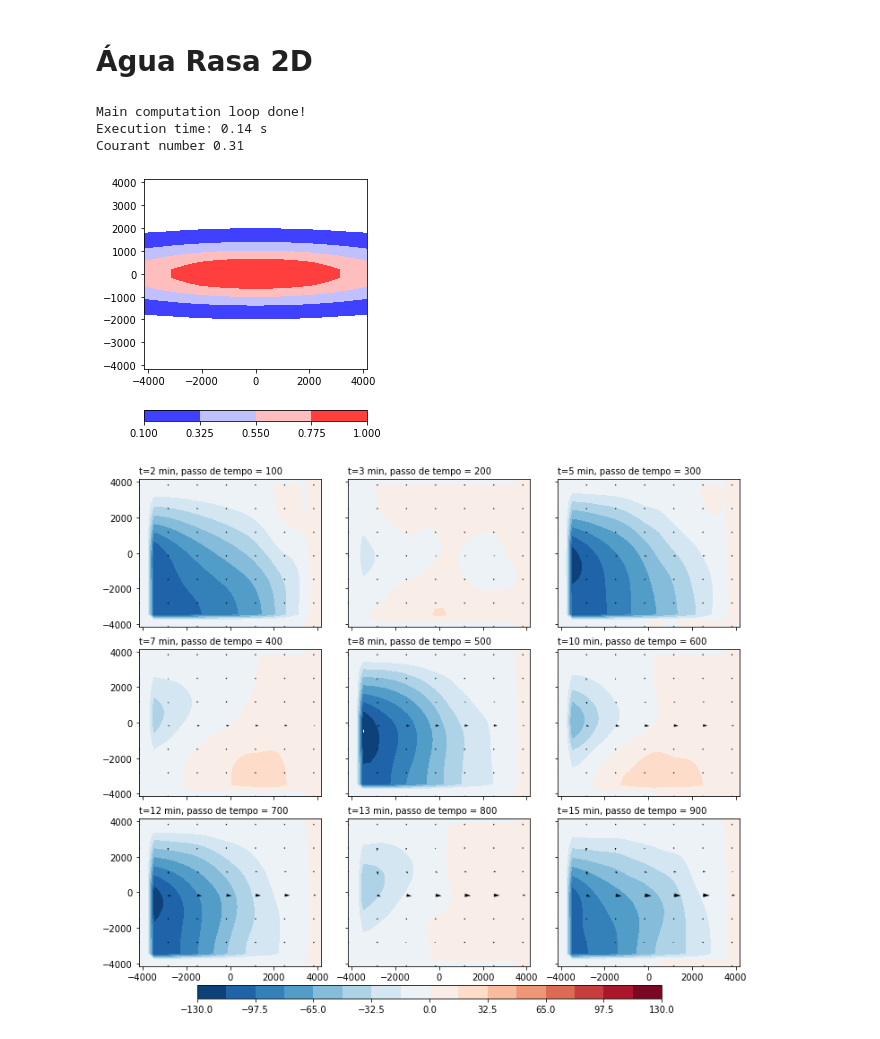
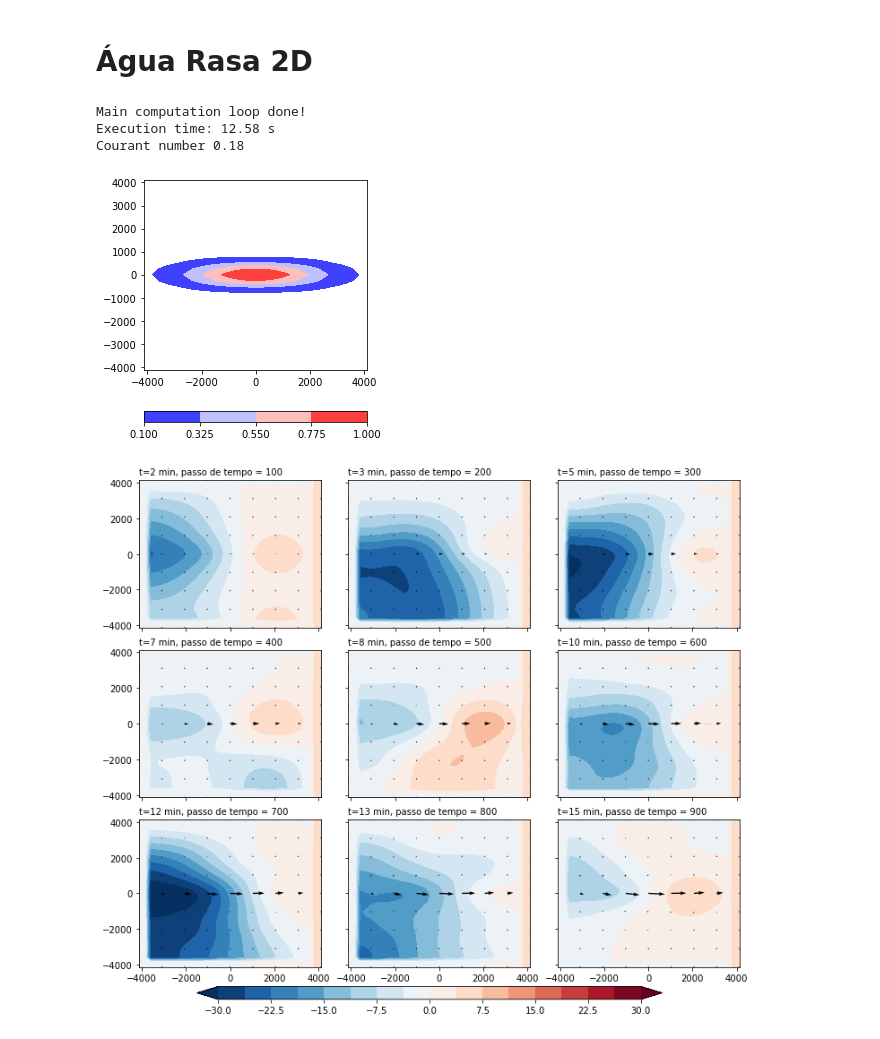
Before and after one commit to adelgadop/Modelagem, a Jupyter notebook: Exercicio_4/Agua_rassa.ipynb, the cells around one changed output. Cells and saved outputs as stored; diff of their text form; code cells hidden in the pictures.

```diff
--- a/Exercicio_4/Agua_rassa.ipynb
+++ b/Exercicio_4/Agua_rassa.ipynb
@@ -11,11 +11,11 @@ import os
 
 # Physics parameters --------------------------------
 g = 9.80665         # Gravity acceleration [m/s^2]
-H = 250               # Height of the fluid [m]
+H = 50               # Height of the fluid [m]
 c = np.sqrt(g*H)
 
 # Conditions
-Nx, Ny, dx, dy, Nt, dt, lat, Nrx, Nry  = 25, 25, 160, 160, 1000, 1, -20, 10, 4
+Nx, Ny, dx, dy, Nt, dt, lat, Nrx, Nry  = 32, 32, 125, 125, 1000, 1, -20, 10, 4
 """
 scen1: f=0
 scen2: f at -20 degrees as lat
@@ -23,54 +23,53 @@ scen3: beta variation between -4000 to 4000
 """
 
 if c*dt/dx <= 0.35:
-    scen, x, y, X, Y, u, v, h, Fu, f, div, vor = conditions('scen1',lat, Nx, Ny, dx, dy, Nt, Nrx, Nry)
+    scen, x, y, X, Y, u, v, h, Fu, f, beta, div, vor = conditions('scen3',lat, Nx, Ny, dx, dy, Nt, Nrx, Nry)
     # Initial conditions for u, v, & h
     # --------------------------------
     u[0, :, :] = 0.
     v[0, :, :] = 0.
     h[0, :, :] = 0.
-    u, v, h, div, vor = leapfrog(Nx, Ny, Nt, u, v, h, g, dx, dy, dt, H, Fu, f, c, div, vor)
+    u, v, h, div, vor = leapfrog(scen, Nx, Ny, Nt, u, v, h, g, dx, dy, dt, H, Fu, f, beta, y, c, div, vor)
 
 else:
     print("Oops! CFL > 0.35. Reduce dt or dx, dy")
 
 t_0 = time.perf_counter()  # For timing the computation loop
-
-# Plots -------------------------------------------------------------------------
-fig, ax = plt.subplots(figsize=(4,5))
-im = ax.contourf(X, Y, Fu[0,:,:], cmap='bwr',levels=list(np.linspace(0.1,1,5)))
-fig.colorbar(im, ax=ax, orientation='horizontal') # pad, shrink
-fig.savefig("fig/fonte_u.png", dpi = 300, bbox_inches='tight', facecolor='w')
-# -------------------------------------------------------------------------------
-print("Main computation loop done!\nExecution time: {:.2f} s".format(time.perf_counter() - t_0))
-print("Courant number {:.2f}".format(c*dt/dx))
-# %% [output]
-Main computation loop done!
-Execution time: 0.14 s
-Courant number 0.31
-[figure, removed]
 # %%
+# Plots -------------------------------------------------------------------------
+fig, ax = plt.subplots(figsize=(4,5))
+im = ax.contourf(X, Y, Fu[0,:,:], cmap='bwr',levels=list(np.linspace(0.1,1,5)))
+fig.colorbar(im, ax=ax, orientation='horizontal') # pad, shrink
+fig.savefig("fig/fonte_u.png", dpi = 300, bbox_inches='tight', facecolor='w')
+# -------------------------------------------------------------------------------
+print("Main computation loop done!\nExecution time: {:.2f} s".format(time.perf_counter() - t_0))
+print("Courant number {:.2f}".format(c*dt/dx))
+
 # Arrows
 staged_u = np.zeros((Nt+1, Nx+1, Ny+1))
 staged_v = np.zeros((Nt+1, Nx+1, Ny+1))
 
 staged_u[:, :, :] = (u[:, 1:, :] + u[:, :-1, :]) * 0.5
 staged_v[:, :, :] = (v[:, :, 1:] + v[:, :, :-1]) * 0.5
-lvs = list(np.linspace(-130,130,17))
+lvs = list(np.linspace(-30,30,17))
 
 fig, axes = plt.subplots(3,3, figsize=(12,10), sharex=True, sharey=True, gridspec_kw={'wspace':0.15, 'hspace':0.15} )
 for ax, n in zip(axes.flatten(), list(range(100,901,100))):
-    im = ax.contourf(X, Y, h[n,:,:], cmap=plt.cm.RdBu_r, levels=lvs)
+    im = ax.contourf(X, Y, h[n,:,:], cmap=plt.cm.RdBu_r, levels=lvs, extend='both')
     #cbar = fig.colorbar(im, ax=ax, orientation="vertical")
     Q = ax.quiver(X[::4, ::4], Y[::4, ::4], staged_u[n,::4, ::4], staged_v[n,::4, ::4],
-        units = "xy", scale = 2)
+        units = "xy", scale = 0.9)
     #qk = ax.quiverkey(Q, 0.9, 0.8, 1000, "0.1 m/s", labelpos = "E", coordinates = "figure")
     ax.set_title("t={:.0f} min, passo de tempo = {:.0f}".format(dt*n/60, n), fontsize=10, loc='left')
 cax = fig.add_axes([.2,.075,.6,.02]) # left, bottom, width, height
 fig.colorbar(im, cax=cax, orientation='horizontal') # pad, shrink
-fig.savefig("fig/leapfrog_250m_"+scen+".png", dpi = 300, bbox_inches='tight', facecolor='w')
+fig.savefig("fig/leapfrog_"+str(H)+"m_"+scen+".png", dpi = 300, bbox_inches='tight', facecolor='w')
 # %% [output]
+Main computation loop done!
+Execution time: 12.58 s
+Courant number 0.18
-[figure, old version]
+[figure, new version]
+[figure, added]
 # %%
 filenames = []
 # plot the line chart
```
Also changed, not shown: parts of 1 cell of this notebook, 12 other files.
